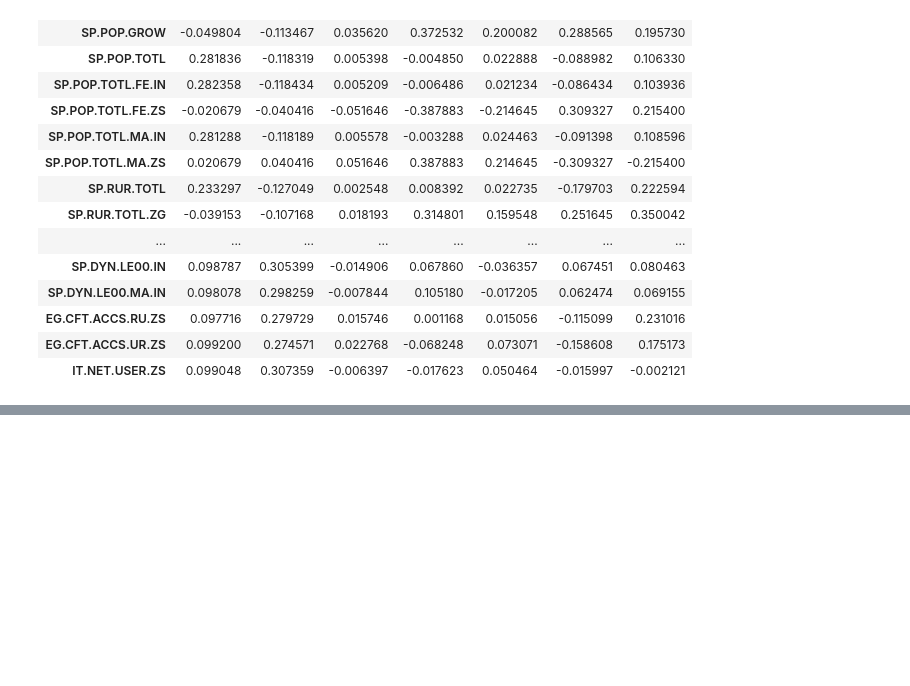
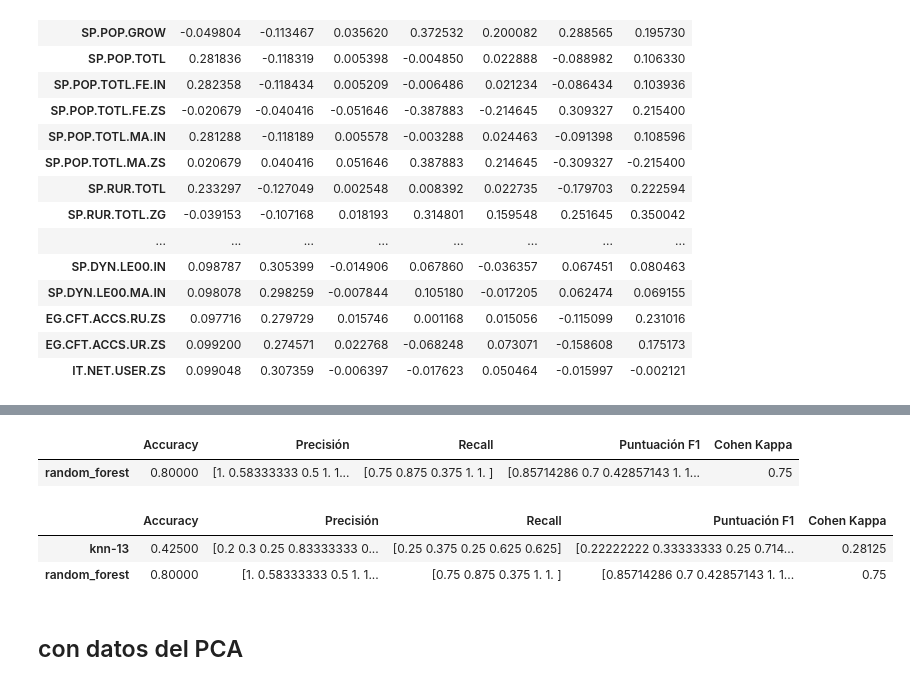
Before and after one commit to cristiancarcamo-netizen/Portafolio, a Jupyter notebook: World_bank.ipynb, the cells around one changed output, grey strips where cells are left out. Drawn from its saved outputs; the diff is of its cells as text; code cells hidden in the pictures; blank space fills up the shorter version.

```diff
--- a/World_bank.ipynb
+++ b/World_bank.ipynb
@@ -422,0 +649,27 @@ loadings
+# %%
+#@title Ajustes de Hiperparámetros
+from sklearn.model_selection import GridSearchCV
+
+# Generar las particiones
+particiones = KFold(n_splits=10, shuffle=True, random_state=0)
+
+# Definir los hiperparámetros y sus posibles valores
+param_grid = {
+    'n_estimators': [10,25,50],
+    'max_depth' : [5,10,15],
+    'criterion' : ['gini', 'entropy', 'log_loss'],
+    'min_samples_split': [16,20,30],
+    'min_samples_leaf': [8,10,12],
+}
+
+# Instanciar el modelo sin hiperparámetros
+rf_clf = RandomForestClassifier(class_weight='balanced')
+
+# Aplicar GridSearchCV  usando el diccionario de hiperparámetros
+mejor_modelo_rfc = GridSearchCV(estimator=rf_clf, param_grid=param_grid, cv=particiones, scoring='accuracy')
+
+# Entrenar el modelo con datos train
+mejor_modelo_rfc.fit(X_train, y_train)
+
+# Obtener los mejores parámetros
+mejor_modelo_rfc.best_params_
@@ -422,0 +682,7 @@ loadings
+# %%
+#@title Obtener el mejor modelo
+modelo_final = mejor_modelo_rfc.best_estimator_
+# Obtener predicciones con el set de test
+y_pred = modelo_final.predict(X_test)
+# Imprimir reporte de clasificación
+print(classification_report(y_test, y_pred))
@@ -422,0 +701,17 @@ loadings
+# %%
+#@title Métricas del modelo
+metrica = fn_metricas_info('random_forest', y_test, y_pred)
+metrica
+# %% [output]
+|  | Accuracy | Precisión | Recall | Puntuación F1 | Cohen Kappa |
+| random_forest | 0.80000 | [1. 0.58333333 0.5 1. 1... | [0.75 0.875 0.375 1. 1. ] | [0.85714286 0.7 0.42857143 1. 1... | 0.75 |
+# %%
+#@title Almacenar resultados del modelo
+df_resultados = pd.concat([df_resultados, metrica,])
+df_resultados
+# %% [output]
+|  | Accuracy | Precisión | Recall | Puntuación F1 | Cohen Kappa |
+| knn-13 | 0.42500 | [0.2 0.3 0.25 0.83333333 0... | [0.25 0.375 0.25 0.625 0.625] | [0.22222222 0.33333333 0.25 0.714... | 0.28125 |
+| random_forest | 0.80000 | [1. 0.58333333 0.5 1. 1... | [0.75 0.875 0.375 1. 1. ] | [0.85714286 0.7 0.42857143 1. 1... | 0.75 |
+# %% [markdown]
+## con datos del PCA
```
Also changed, not shown: parts of 33 cells of this notebook.
